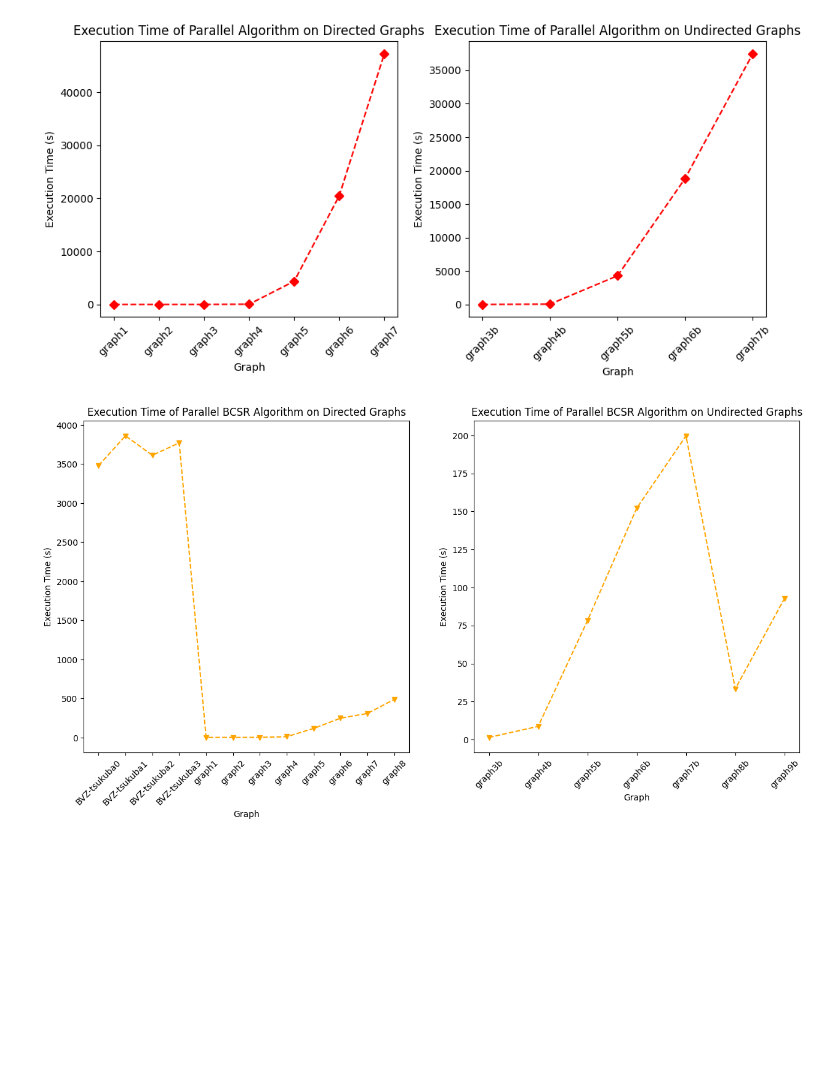
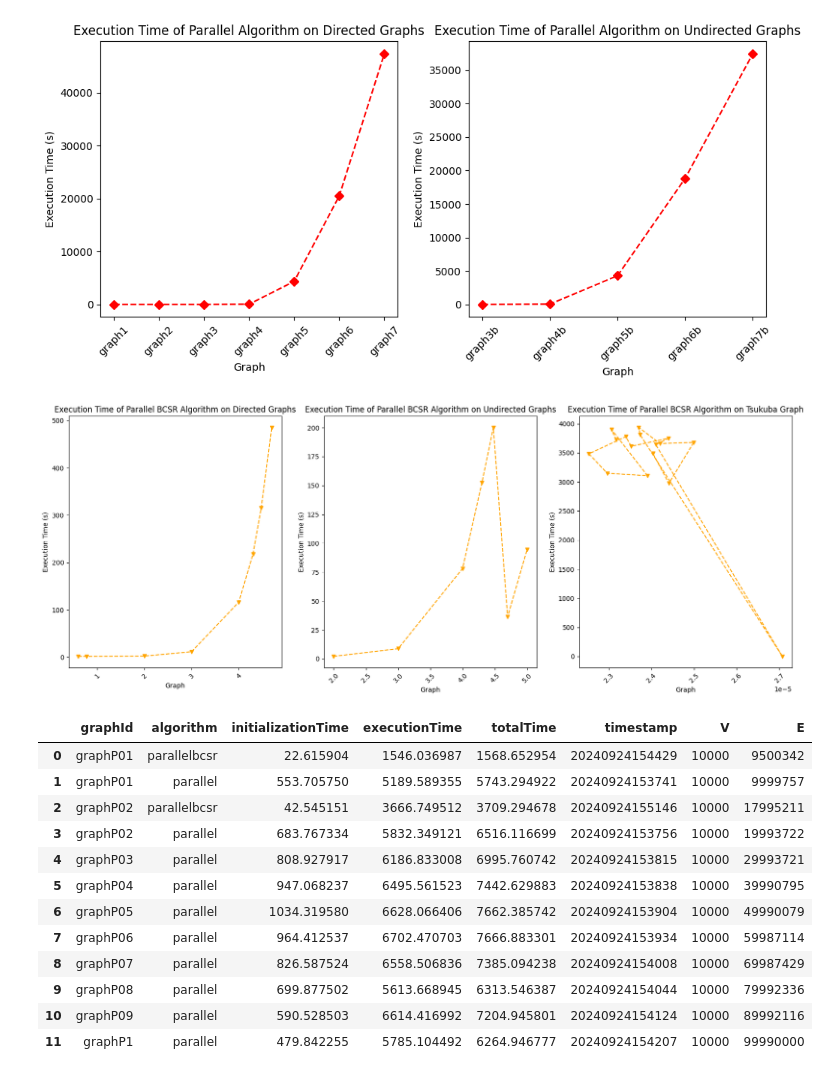
Before and after one commit to Daniele974/GraphCuts_CUDA, a Jupyter notebook: result_analysis.ipynb, the cells around one changed output. Saved outputs shown, nothing was run; the diff lists cells and outputs as text; code cells hidden in the pictures; blank space fills up the shorter version.

```diff
--- a/result_analysis.ipynb
+++ b/result_analysis.ipynb
@@ -5,8 +5,9 @@ import glob
 import pandas as pd
 import os
 import numpy as np
+import math
 
-results_path = './results/'
+results_path = './results/session2/'
 files = glob.glob(results_path + '*.json')
 results = []
 
@@ -23,6 +24,6 @@ for file in files:
         content['timestamp'] = timestamp
         results.append(content)
 
-results = pd.DataFrame(results, columns=['graphId', 'algorithm', 'initializationTime', 'executionTime', 'totalTime', 'timestamp'])
+results = pd.DataFrame(results, columns=['graphId', 'algorithm', 'initializationTime', 'executionTime', 'totalTime', 'timestamp','V','E'])
 results
 # %% [output]
@@ -42,5 +43,5 @@ results
 # %%
-agg_results = results.groupby(['graphId', 'algorithm']).agg({'initializationTime': ['mean', 'std', 'min', 'max'], 'executionTime': ['mean', 'std', 'min', 'max'], 'totalTime': ['mean', 'std', 'min', 'max']}).reset_index()
-agg_results.columns = ['graphId', 'algorithm', 'initTime_mean', 'initTime_std', 'initTime_min', 'initTime_max', 'execTime_mean', 'execTime_std', 'execTime_min', 'execTime_max', 'totTime_mean', 'totTime_std', 'totTime_min', 'totTime_max']
+agg_results = results.groupby(['graphId', 'algorithm', 'V', 'E']).agg({'initializationTime': ['mean', 'std', 'min', 'max'], 'executionTime': ['mean', 'std', 'min', 'max'], 'totalTime': ['mean', 'std', 'min', 'max']}).reset_index()
+agg_results.columns = ['graphId', 'algorithm', 'V', 'E', 'initTime_mean', 'initTime_std', 'initTime_min', 'initTime_max', 'execTime_mean', 'execTime_std', 'execTime_min', 'execTime_max', 'totTime_mean', 'totTime_std', 'totTime_min', 'totTime_max']
 agg_results
 # %% [output]
@@ -63,0 +65,3 @@ agg_results
+# %%
+agg_results = agg_results.sort_values(by=['V'])
+agg_results
@@ -153,21 +175,63 @@ plt.show()
 [figure]
 # %%
 # Plot execution time of parallelbcsr algorithm for directed and undirected graphs separately
-agg_results_directed = agg_results[(agg_results['algorithm'] == 'parallelbcsr') & (~agg_results['graphId'].str.endswith('b'))]
-agg_results_undirected = agg_results[(agg_results['algorithm'] == 'parallelbcsr') & (agg_results['graphId'].str.endswith('b'))]
-plt.figure(figsize=(15, 7))
-plt.subplot(1, 2, 1)
-plt.plot(agg_results_directed['graphId'], agg_results_directed['execTime_mean'], label='parallelbcsr', linestyle=plot_style['parallelbcsr']['linestyle'], color=plot_style['parallelbcsr']['color'], marker=plot_style['parallelbcsr']['marker'])
+agg_results_directed = agg_results[(agg_results['algorithm'] == 'parallelbcsr') & (~agg_results['graphId'].str.endswith('b') & (~agg_results['graphId'].str.contains('tsukuba')))]
+agg_results_undirected = agg_results[(agg_results['algorithm'] == 'parallelbcsr') & (agg_results['graphId'].str.endswith('b') & (~agg_results['graphId'].str.contains('tsukuba')))]
+agg_results_directed_tsukuba = agg_results[(agg_results['algorithm'] == 'parallelbcsr') & (agg_results['graphId'].str.contains('tsukuba'))]
+plt.figure(figsize=(20, 7))
+plt.subplot(1, 3, 1)
+plt.plot(np.log10(agg_results_directed['V']), agg_results_directed['execTime_mean'], label='parallelbcsr', linestyle=plot_style['parallelbcsr']['linestyle'], color=plot_style['parallelbcsr']['color'], marker=plot_style['parallelbcsr']['marker'])
 plt.xlabel('Graph')
 plt.ylabel('Execution Time (s)')
 plt.title('Execution Time of Parallel BCSR Algorithm on Directed Graphs')
 plt.xticks(rotation=45)
-plt.subplot(1, 2, 2)
-plt.plot(agg_results_undirected['graphId'], agg_results_undirected['execTime_mean'], label='parallelbcsr', linestyle=plot_style['parallelbcsr']['linestyle'], color=plot_style['parallelbcsr']['color'], marker=plot_style['parallelbcsr']['marker'])
+plt.subplot(1, 3, 2)
+plt.plot(np.log10(agg_results_undirected['V']), agg_results_undirected['execTime_mean'], label='parallelbcsr', linestyle=plot_style['parallelbcsr']['linestyle'], color=plot_style['parallelbcsr']['color'], marker=plot_style['parallelbcsr']['marker'])
 plt.xlabel('Graph')
 plt.ylabel('Execution Time (s)')
 plt.title('Execution Time of Parallel BCSR Algorithm on Undirected Graphs')
 plt.xticks(rotation=45)
+plt.subplot(1, 3, 3)
+density = agg_results_directed_tsukuba['E'] / (agg_results_directed_tsukuba['V'] * (agg_results_directed_tsukuba['V'] -1))
+plt.plot(density, agg_results_directed_tsukuba['execTime_mean'], label='parallelbcsr', linestyle=plot_style['parallelbcsr']['linestyle'], color=plot_style['parallelbcsr']['color'], marker=plot_style['parallelbcsr']['marker'])
+plt.xlabel('Graph')
+plt.ylabel('Execution Time (s)')
+plt.title('Execution Time of Parallel BCSR Algorithm on Tsukuba Graph')
+plt.xticks(rotation=45)
 plt.show()
 # %% [output]
-[figure, old version]
+[figure, new version]
+# %%
+results_path = './results/'
+files = glob.glob(results_path + '*.json')
+results = []
+
+for file in files:
+    with open(file) as f:
+        filename = os.path.basename(file)
+        splitted_filename = filename.split('_')
+        graph = splitted_filename[0]
+        algorithm = splitted_filename[1]
+        timestamp = splitted_filename[3].split('.')[0] if len(splitted_filename) > 3 else ''
+        content = json.load(f)
+        content['graphId'] = graph
+        content['algorithm'] = algorithm
+        content['timestamp'] = timestamp
+        results.append(content)
+
+results = pd.DataFrame(results, columns=['graphId', 'algorithm', 'initializationTime', 'executionTime', 'totalTime', 'timestamp', 'V', 'E'])
+results
+# %% [output]
+|  | graphId | algorithm | initializationTime | executionTime | totalTime | timestamp | V | E |
+| 0 | graphP01 | parallelbcsr | 22.615904 | 1546.036987 | 1568.652954 | 20240924154429 | 10000 | 9500342 |
+| 1 | graphP01 | parallel | 553.705750 | 5189.589355 | 5743.294922 | 20240924153741 | 10000 | 9999757 |
+| 2 | graphP02 | parallelbcsr | 42.545151 | 3666.749512 | 3709.294678 | 20240924155146 | 10000 | 17995211 |
+| 3 | graphP02 | parallel | 683.767334 | 5832.349121 | 6516.116699 | 20240924153756 | 10000 | 19993722 |
+| 4 | graphP03 | parallel | 808.927917 | 6186.833008 | 6995.760742 | 20240924153815 | 10000 | 29993721 |
+| 5 | graphP04 | parallel | 947.068237 | 6495.561523 | 7442.629883 | 20240924153838 | 10000 | 39990795 |
+| 6 | graphP05 | parallel | 1034.319580 | 6628.066406 | 7662.385742 | 20240924153904 | 10000 | 49990079 |
+| 7 | graphP06 | parallel | 964.412537 | 6702.470703 | 7666.883301 | 20240924153934 | 10000 | 59987114 |
+| 8 | graphP07 | parallel | 826.587524 | 6558.506836 | 7385.094238 | 20240924154008 | 10000 | 69987429 |
+| 9 | graphP08 | parallel | 699.877502 | 5613.668945 | 6313.546387 | 20240924154044 | 10000 | 79992336 |
+| 10 | graphP09 | parallel | 590.528503 | 6614.416992 | 7204.945801 | 20240924154124 | 10000 | 89992116 |
+| 11 | graphP1 | parallel | 479.842255 | 5785.104492 | 6264.946777 | 20240924154207 | 10000 | 99990000 |
```
Also changed, not shown: parts of 8 cells of this notebook.
